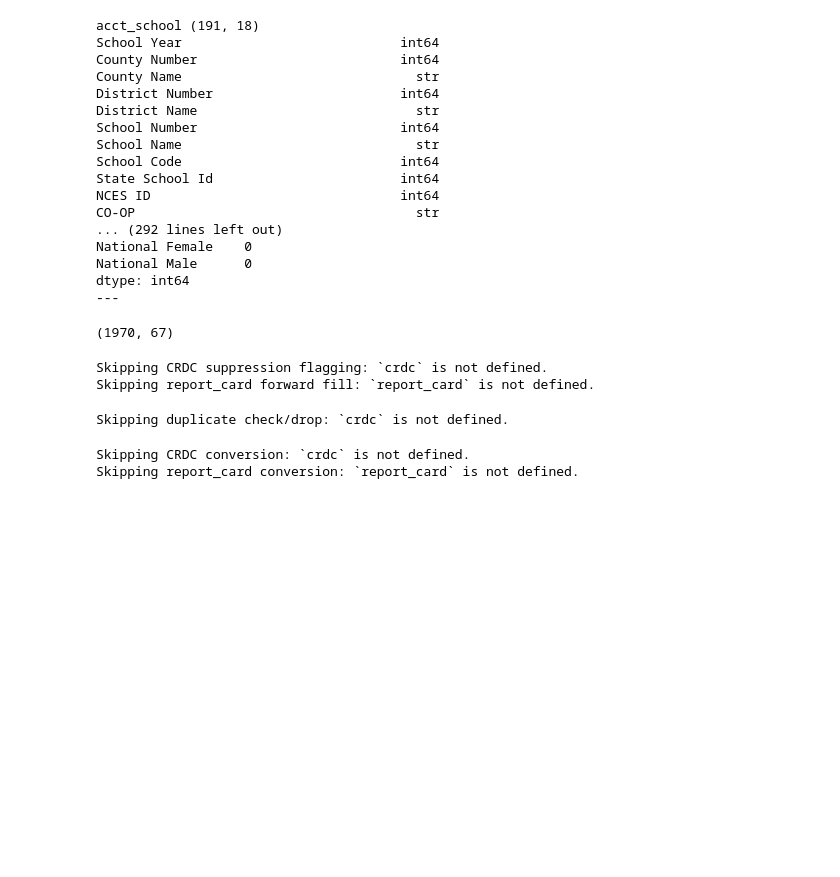
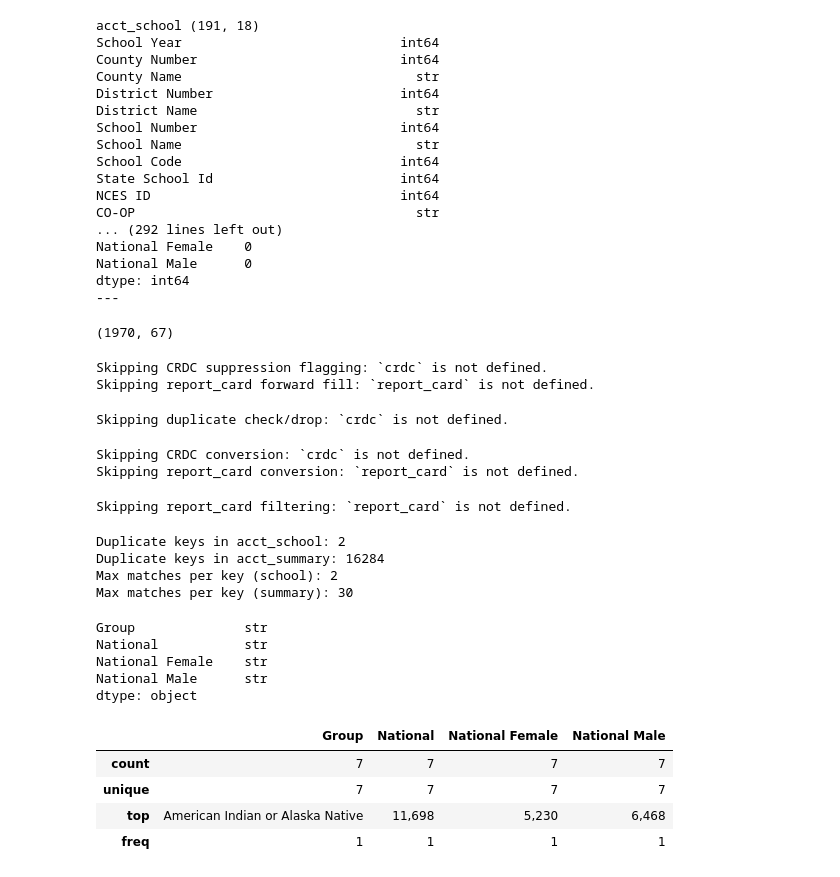
Before and after one commit to peklein1/Tracking-Progress-Throughout-Elementary-School, a Jupyter notebook: Notebooks/schooldata.ipynb, the cells around one changed output. Drawn from its saved outputs; the diff is of its cells as text; code cells hidden in the pictures; blank space fills up the shorter version.

```diff
--- a/Notebooks/schooldata.ipynb
+++ b/Notebooks/schooldata.ipynb
@@ -182,3 +182,32 @@ else:
 # %% [output]
 Skipping CRDC conversion: `crdc` is not defined.
 Skipping report_card conversion: `report_card` is not defined.
+# %%
+if 'report_card' in globals():
+    bad_rates = report_card[(report_card['reading_prof'] < 0) | (report_card['reading_prof'] > 100)]
+    report_card = report_card[(report_card['reading_prof'] >= 0) & (report_card['reading_prof'] <= 100)]
+else:
+    print("Skipping report_card filtering: `report_card` is not defined.")
+# %% [output]
+Skipping report_card filtering: `report_card` is not defined.
+# %%
+# Check for duplicate keys causing merge fan-out
+key_cols = [
+    "School Year", "County Number", "County Name", "District Number",
+    "District Name", "School Number", "School Name", "School Code",
+    "State School Id", "NCES ID",
+]
+
+print("Duplicate keys in acct_school:", acct_school.duplicated(subset=key_cols).sum())
+print("Duplicate keys in acct_summary:", acct_summary.duplicated(subset=key_cols).sum())
+
+# How many rows does each key match to on the other side?
+counts_school = acct_school.groupby(key_cols).size()
+counts_summary = acct_summary.groupby(key_cols).size()
+print("Max matches per key (school):", counts_school.max())
+print("Max matches per key (summary):", counts_summary.max())
+# %% [output]
+Duplicate keys in acct_school: 2
+Duplicate keys in acct_summary: 16284
+Max matches per key (school): 2
+Max matches per key (summary): 30
@@ -184,0 +247,17 @@ Skipping report_card conversion: `report_card` is not defined.
+# %%
+df.columns.tolist()
+df.dtypes
+# %% [output]
+Group              str
+National           str
+National Female    str
+National Male      str
+dtype: object
+# %%
+df.describe()
+# %% [output]
+|  | Group | National | National Female | National Male |
+| count | 7 | 7 | 7 | 7 |
+| unique | 7 | 7 | 7 | 7 |
+| top | American Indian or Alaska Native | 11,698 | 5,230 | 6,468 |
+| freq | 1 | 1 | 1 | 1 |
```
Also changed, not shown: parts of 5 cells of this notebook.
